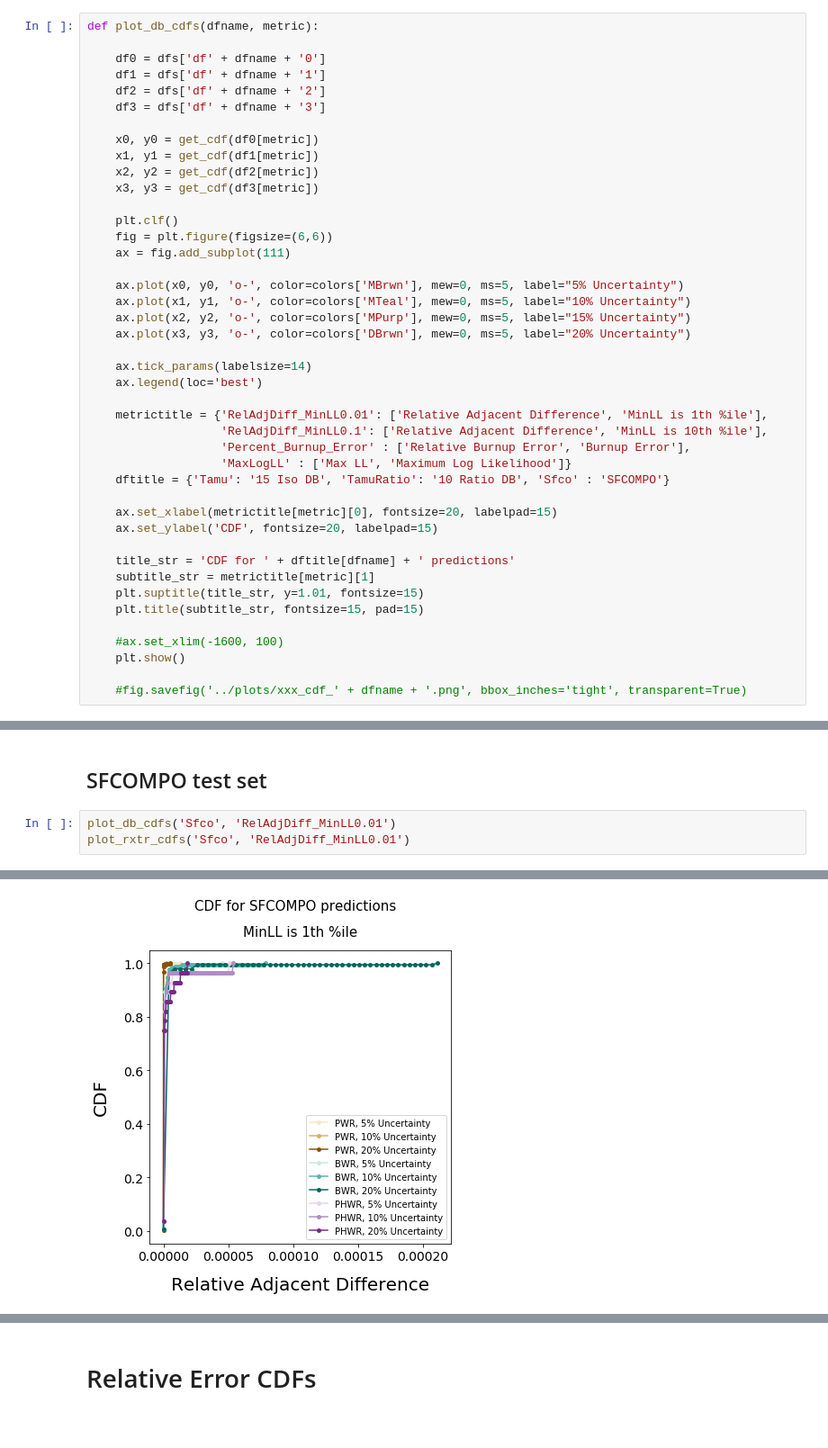
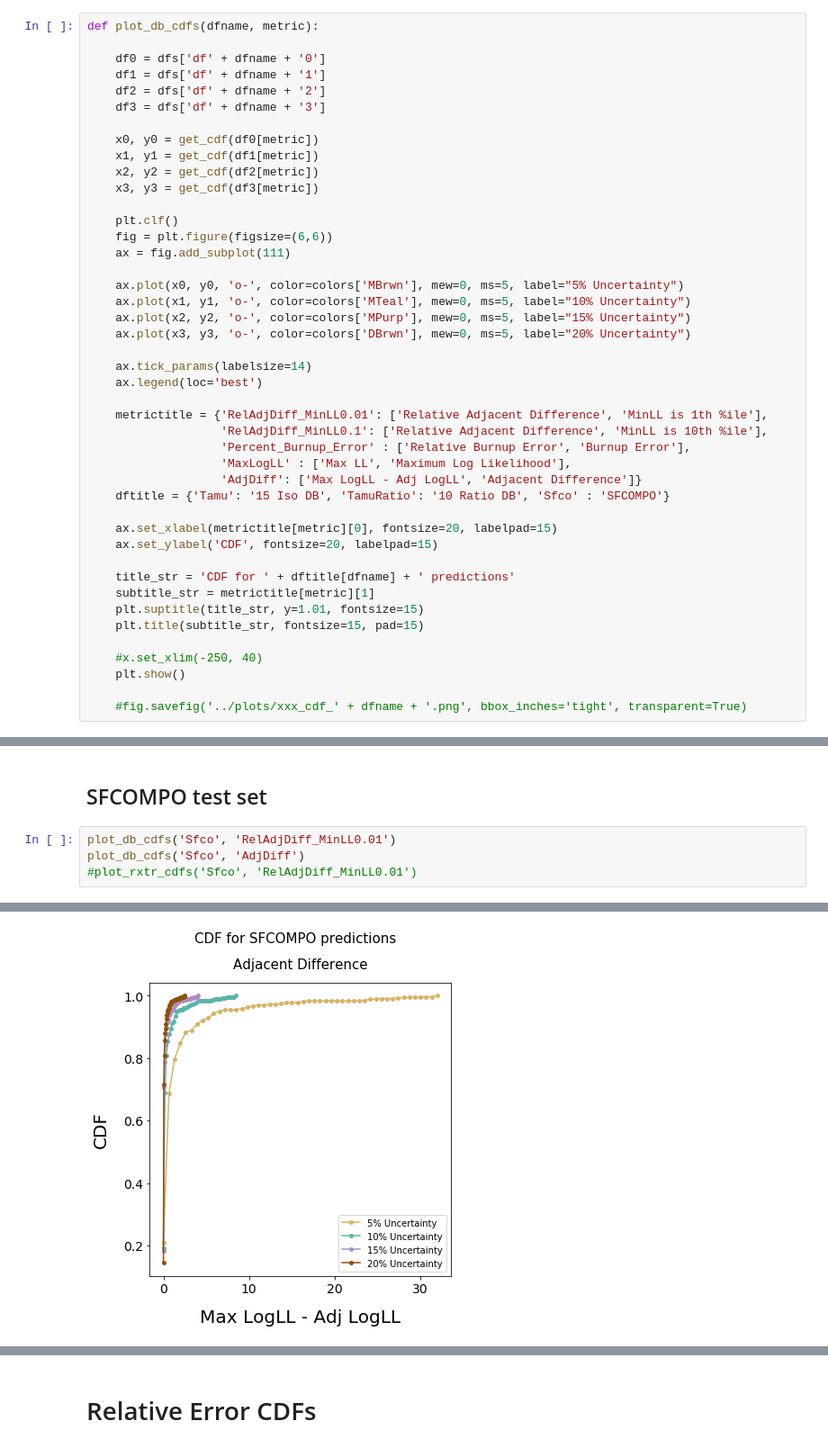
Before and after one commit to opotowsky/like-me-fuel, a Jupyter notebook: jupyter_notebooks/present_htc_mll_results.ipynb, the cells around one changed output, grey strips where cells are left out. Shown: that part at 90% size. Drawn from its saved outputs; the diff is of its cells as text.

```diff
--- a/jupyter_notebooks/present_htc_mll_results.ipynb
+++ b/jupyter_notebooks/present_htc_mll_results.ipynb
@@ -73,7 +73,8 @@ def plot_db_cdfs(dfname, metric):
     metrictitle = {'RelAdjDiff_MinLL0.01': ['Relative Adjacent Difference', 'MinLL is 1th %ile'],
                    'RelAdjDiff_MinLL0.1': ['Relative Adjacent Difference', 'MinLL is 10th %ile'],
                    'Percent_Burnup_Error' : ['Relative Burnup Error', 'Burnup Error'],
-                   'MaxLogLL' : ['Max LL', 'Maximum Log Likelihood']}
+                   'MaxLogLL' : ['Max LL', 'Maximum Log Likelihood'],
+                   'AdjDiff': ['Max LogLL - Adj LogLL', 'Adjacent Difference']}
     dftitle = {'Tamu': '15 Iso DB', 'TamuRatio': '10 Ratio DB', 'Sfco' : 'SFCOMPO'}
 
     ax.set_xlabel(metrictitle[metric][0], fontsize=20, labelpad=15)
@@ -84,7 +85,7 @@ def plot_db_cdfs(dfname, metric):
     plt.suptitle(title_str, y=1.01, fontsize=15)
     plt.title(subtitle_str, fontsize=15, pad=15)
 
-    #ax.set_xlim(-1600, 100)
+    #x.set_xlim(-250, 40)
     plt.show()
 
     #fig.savefig('../plots/xxx_cdf_' + dfname + '.png', bbox_inches='tight', transparent=True)
@@ -178,6 +178,7 @@ plot_rxtr_cdfs('TamuRatio', 'MaxLogLL')
 ## SFCOMPO test set
 # %%
 plot_db_cdfs('Sfco', 'RelAdjDiff_MinLL0.01')
-plot_rxtr_cdfs('Sfco', 'RelAdjDiff_MinLL0.01')
+plot_db_cdfs('Sfco', 'AdjDiff')
+#plot_rxtr_cdfs('Sfco', 'RelAdjDiff_MinLL0.01')
 # %% [output]
 <Figure size 432x288 with 0 Axes>
@@ -185,2 +186,2 @@ plot_rxtr_cdfs('Sfco', 'RelAdjDiff_MinLL0.01')
 <Figure size 432x288 with 0 Axes>
-[figure, old version]
+[figure, new version]
```
Also changed, not shown: parts of 10 cells of this notebook, 1 other file.
